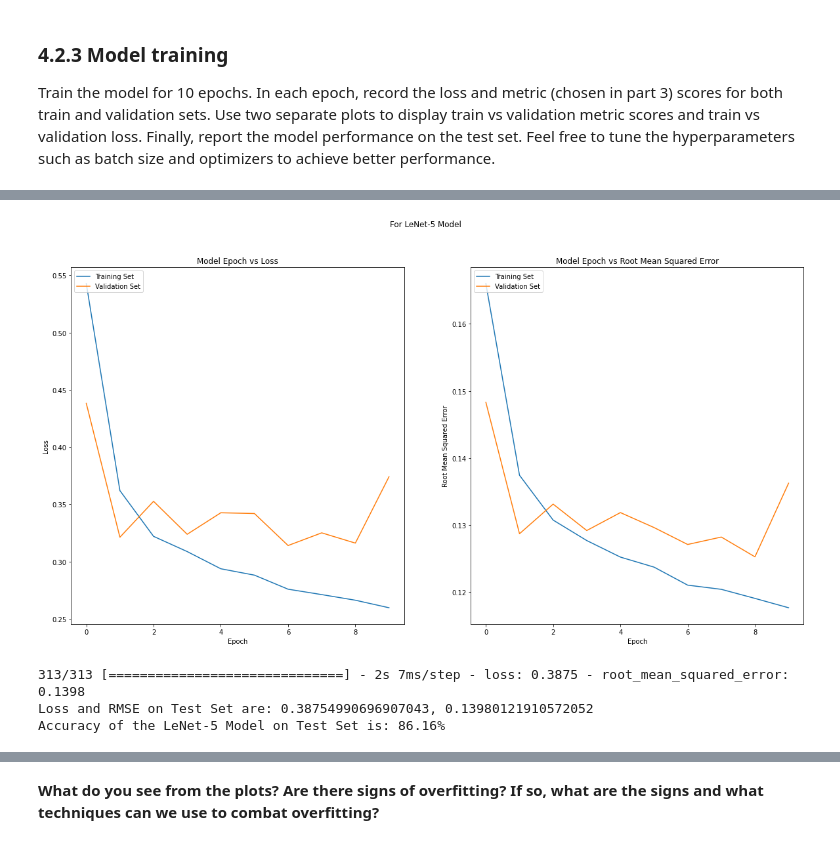
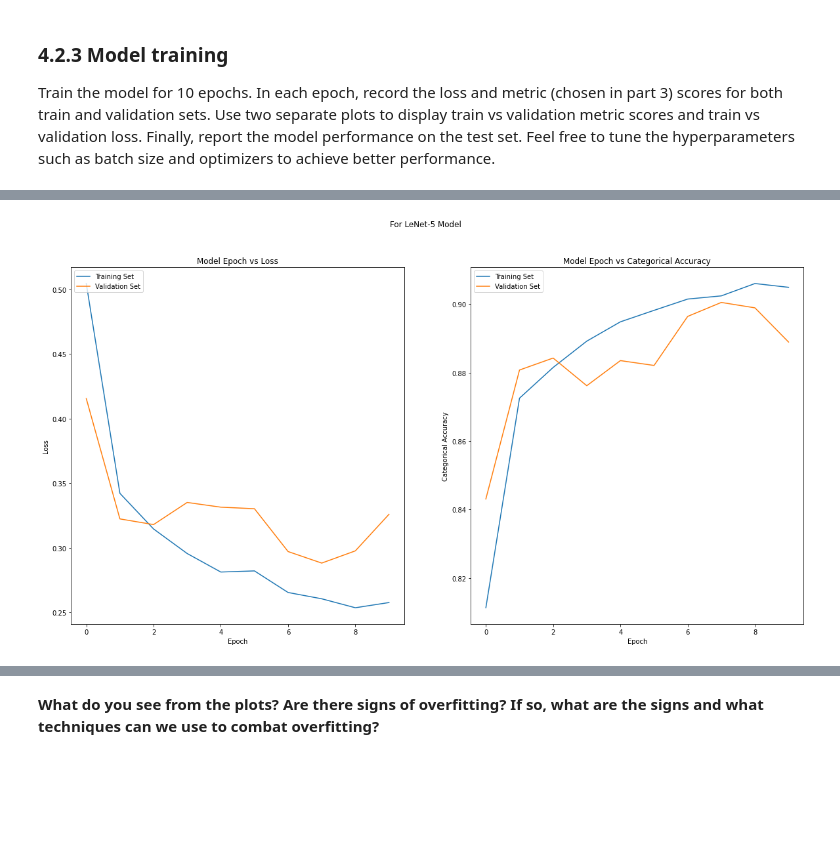
Before and after one commit to ChandanSuri/Spring_2022, a Jupyter notebook: Applied_ML/HW4/homework4_appliedml-ChandanSuri-main/HomeWork_4_Spring_22.ipynb, the cells around one changed output, grey strips where cells are left out. Saved outputs shown, nothing was run; the diff lists cells and outputs as text; code cells hidden in the pictures; blank space fills up the shorter version.

```diff
--- a/Applied_ML/HW4/homework4_appliedml-ChandanSuri-main/HomeWork_4_Spring_22.ipynb
+++ b/Applied_ML/HW4/homework4_appliedml-ChandanSuri-main/HomeWork_4_Spring_22.ipynb
@@ -521,11 +522,11 @@ Train the model for 10 epochs. In each epoch, record the loss and metric (chosen
 # TODO: Train the model
 from tensorflow.keras.losses import CategoricalCrossentropy
 from tensorflow.keras.optimizers import Adam
-from tensorflow.keras.metrics import RootMeanSquaredError
+from tensorflow.keras.metrics import CategoricalAccuracy
 
 lenet5_model.compile(loss = CategoricalCrossentropy(),
               optimizer = Adam(learning_rate = 1e-2),
-              metrics = [RootMeanSquaredError()])
+              metrics = [CategoricalAccuracy()])
 history = lenet5_model.fit(xtrain, ytrain, batch_size = 128, epochs = 10, validation_data = (xval, yval))
 # %% [output]
 Epoch 1/10
@@ -551,45 +552,25 @@ Epoch 10/10
 # %%
 # TODO: Plot accuracy and loss over epochs
 plt.rcParams["figure.figsize"] = (20, 10)
 
 figure , axes = plt.subplots(1, 2)
 figure.suptitle("For LeNet-5 Model")
 
 axes[0].plot(history.history['loss'])
 axes[0].plot(history.history['val_loss'])
 axes[0].set_xlabel('Epoch')
 axes[0].set_ylabel('Loss')
 axes[0].set_title('Model Epoch vs Loss')
 axes[0].legend(['Training Set', 'Validation Set'], loc='upper left')
 
 
-axes[1].plot(history.history['root_mean_squared_error'])
-axes[1].plot(history.history['val_root_mean_squared_error'])
+axes[1].plot(history.history['categorical_accuracy'])
+axes[1].plot(history.history['val_categorical_accuracy'])
 axes[1].set_xlabel('Epoch')
-axes[1].set_ylabel('Root Mean Squared Error')
-axes[1].set_title('Model Epoch vs Root Mean Squared Error')
+axes[1].set_ylabel('Categorical Accuracy')
+axes[1].set_title('Model Epoch vs Categorical Accuracy')
 axes[1].legend(['Training Set', 'Validation Set'], loc='upper left')
 
 plt.show()
 # %% [output]
-[figure, old version]
+[figure, new version]
-# %%
-# TODO: Report model performance on test set
-# Loss and RMSE
-results = lenet5_model.evaluate(xtest, ytest)
-print(f"Loss and RMSE on Test Set are: {results[0]}, {results[1]}")
-
-# Accuracy
-ypreds = lenet5_model.predict(xtest)
-correct_preds_num = 0
-for idx, ypred in enumerate(ypreds):
-  class_pred = np.argmax(ypred)
-  class_gt = np.argmax(ytest[idx])
-  if int(class_pred) == int(class_gt):
-    correct_preds_num += 1
-
-print(f"Accuracy of the LeNet-5 Model on Test Set is: {(correct_preds_num/len(ypreds))*100.0}%")
-# %% [output]
-313/313 [==============================] - 2s 7ms/step - loss: 0.3875 - root_mean_squared_error: 0.1398
-Loss and RMSE on Test Set are: 0.38754990696907043, 0.13980121910572052
-Accuracy of the LeNet-5 Model on Test Set is: 86.16%
```
Also changed, not shown: parts of 20 cells of this notebook.
